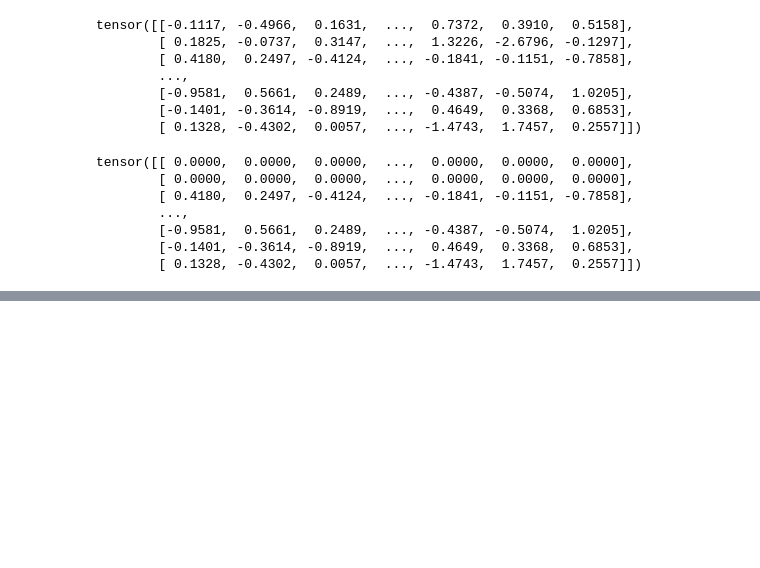
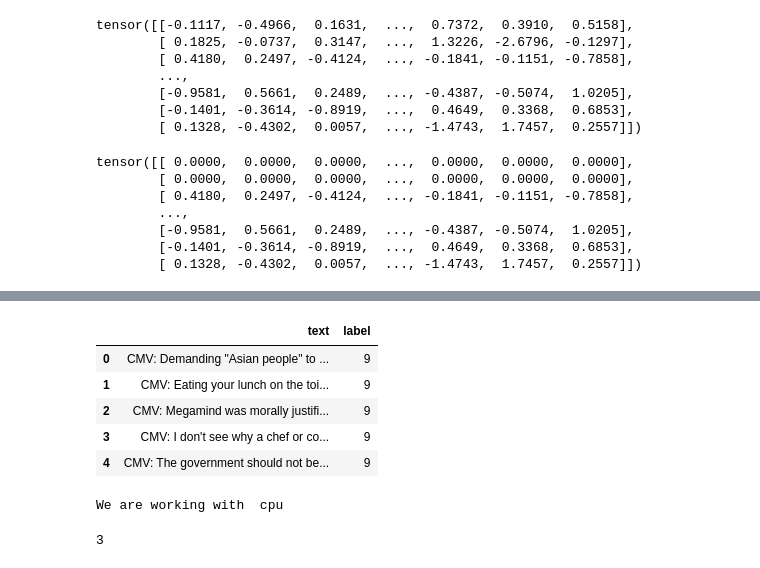
Before and after one commit to ganeshred/NLPAuthorshipAttributionNLM, a Jupyter notebook: bi_LSTM_task3.ipynb, the cells around one changed output, grey strips where cells are left out. Drawn from its saved outputs; the diff is of its cells as text; code cells hidden in the pictures; blank space fills up the shorter version.

```diff
--- a/bi_LSTM_task3.ipynb
+++ b/bi_LSTM_task3.ipynb
@@ -374,0 +401,2 @@ Test Loss: 0.460 | Test Acc: 83.83%
+# %%
+df_reddit['text'] = df_reddit['Title']+df_reddit['Body']+df_reddit['Generated Text']
@@ -374,0 +426,9 @@ Test Loss: 0.460 | Test Acc: 83.83%
+# %%
+df_reddit.head()
+# %% [output]
+|  | text | label |
+| 0 | CMV: Demanding "Asian people" to ... | 9 |
+| 1 | CMV: Eating your lunch on the toi... | 9 |
+| 2 | CMV: Megamind was morally justifi... | 9 |
+| 3 | CMV: I don't see why a chef or co... | 9 |
+| 4 | CMV: The government should not be... | 9 |
@@ -374,0 +442,25 @@ Test Loss: 0.460 | Test Acc: 83.83%
+# %%
+examples=[]
+for i,row in df_reddit.iterrows():
+  # print(example)
+  examples.append(data.Example.fromlist(row, fields=[('text', TEXT), ('label', LABEL)]))
+
+dataset = data.Dataset(examples, fields=[('text', TEXT), ('label', LABEL)])
+train_dataset, test_dataset, valid_dataset = dataset.split(split_ratio=[0.65, 0.15, 0.2], stratified=True, strata_field='label')
+device = torch.device('cuda' if torch.cuda.is_available() else 'cpu')
+
+device = 'cpu'
+print("We are working with ", device)
+train_iter, test_iter, valid_iter = data.BucketIterator.splits(
+    datasets=(train_dataset, test_dataset, valid_dataset),
+    batch_size=32,
+    sort_within_batch = True,
+    sort_key=lambda x: len(x.text),
+    device=device
+)
+# %% [output]
+We are working with  cpu
+# %%
+len(valid_iter)
+# %% [output]
+3
```
Also changed, not shown: parts of 18 cells of this notebook.
